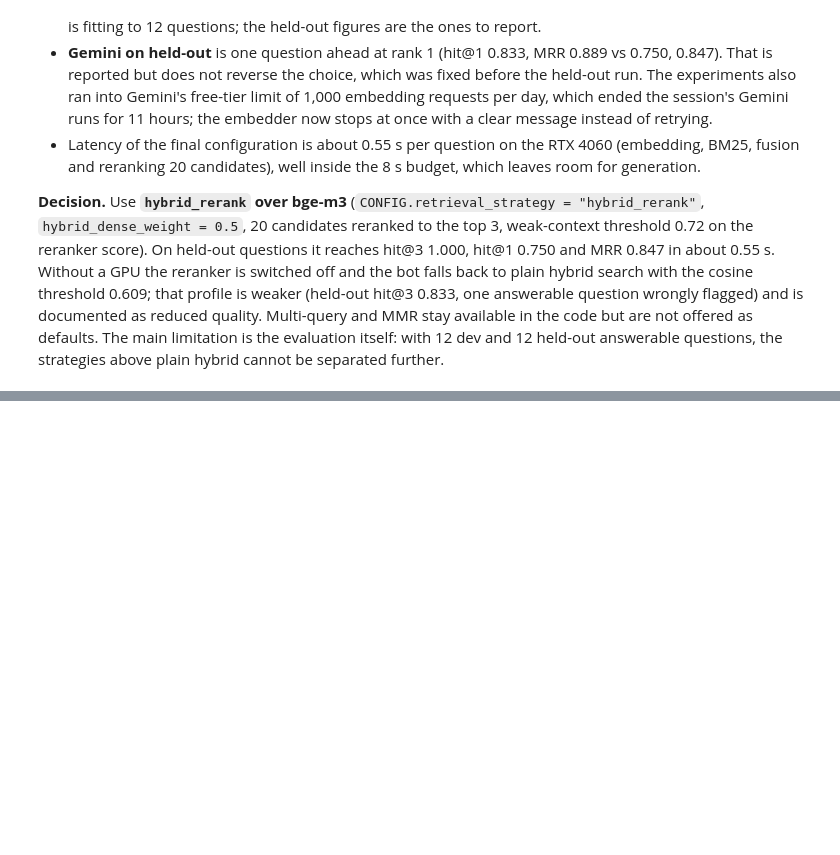
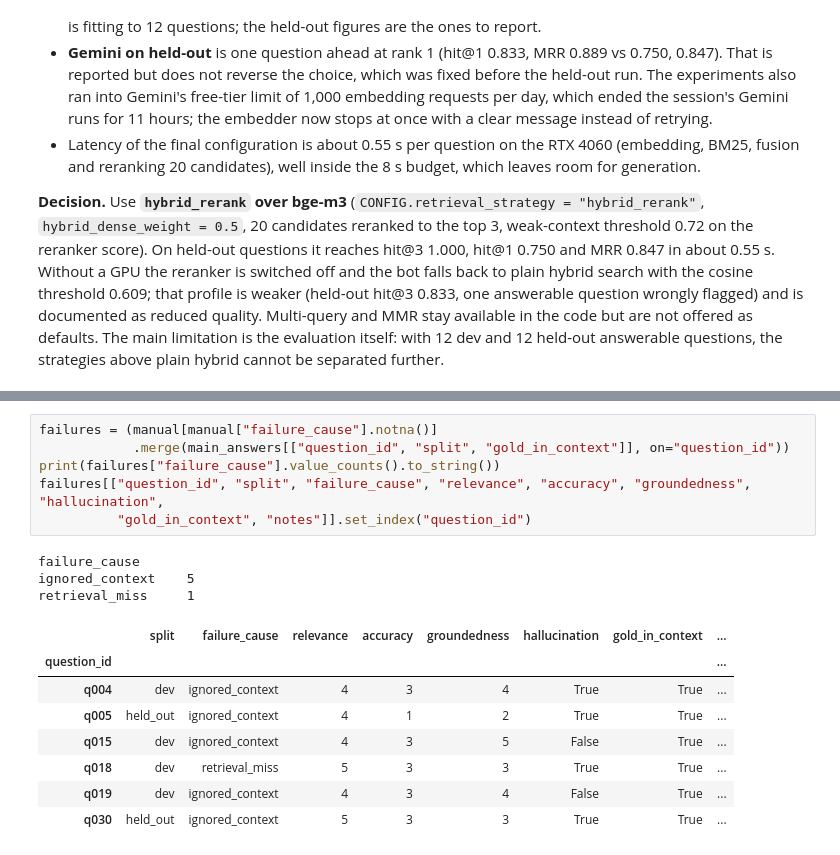
Before and after one commit to AHILL-0121/Research-Paper-Answer-Bot, a Jupyter notebook: backend/notebooks/capstone.ipynb, the cells around one changed output, grey strips where cells are left out. Saved outputs shown, nothing was run; the diff lists cells and outputs as text; blank space fills up the shorter version.

```diff
--- a/backend/notebooks/capstone.ipynb
+++ b/backend/notebooks/capstone.ipynb
@@ -1127,0 +1377,18 @@ final system              out of scope        2          2
+# %%
+failures = (manual[manual["failure_cause"].notna()]
+            .merge(main_answers[["question_id", "split", "gold_in_context"]], on="question_id"))
+print(failures["failure_cause"].value_counts().to_string())
+failures[["question_id", "split", "failure_cause", "relevance", "accuracy", "groundedness", "hallucination",
+          "gold_in_context", "notes"]].set_index("question_id")
+# %% [output]
+failure_cause
+ignored_context    5
+retrieval_miss     1
+|  | split | failure_cause | relevance | accuracy | groundedness | hallucination | gold_in_context | ... |
+| question_id |  |  |  |  |  |  |  | ... |
+| q004 | dev | ignored_context | 4 | 3 | 4 | True | True | ... |
+| q005 | held_out | ignored_context | 4 | 1 | 2 | True | True | ... |
+| q015 | dev | ignored_context | 4 | 3 | 5 | False | True | ... |
+| q018 | dev | retrieval_miss | 5 | 3 | 3 | True | True | ... |
+| q019 | dev | ignored_context | 4 | 3 | 4 | False | True | ... |
+| q030 | held_out | ignored_context | 5 | 3 | 3 | True | True | ... |
```
Also changed, not shown: parts of 27 cells of this notebook.
